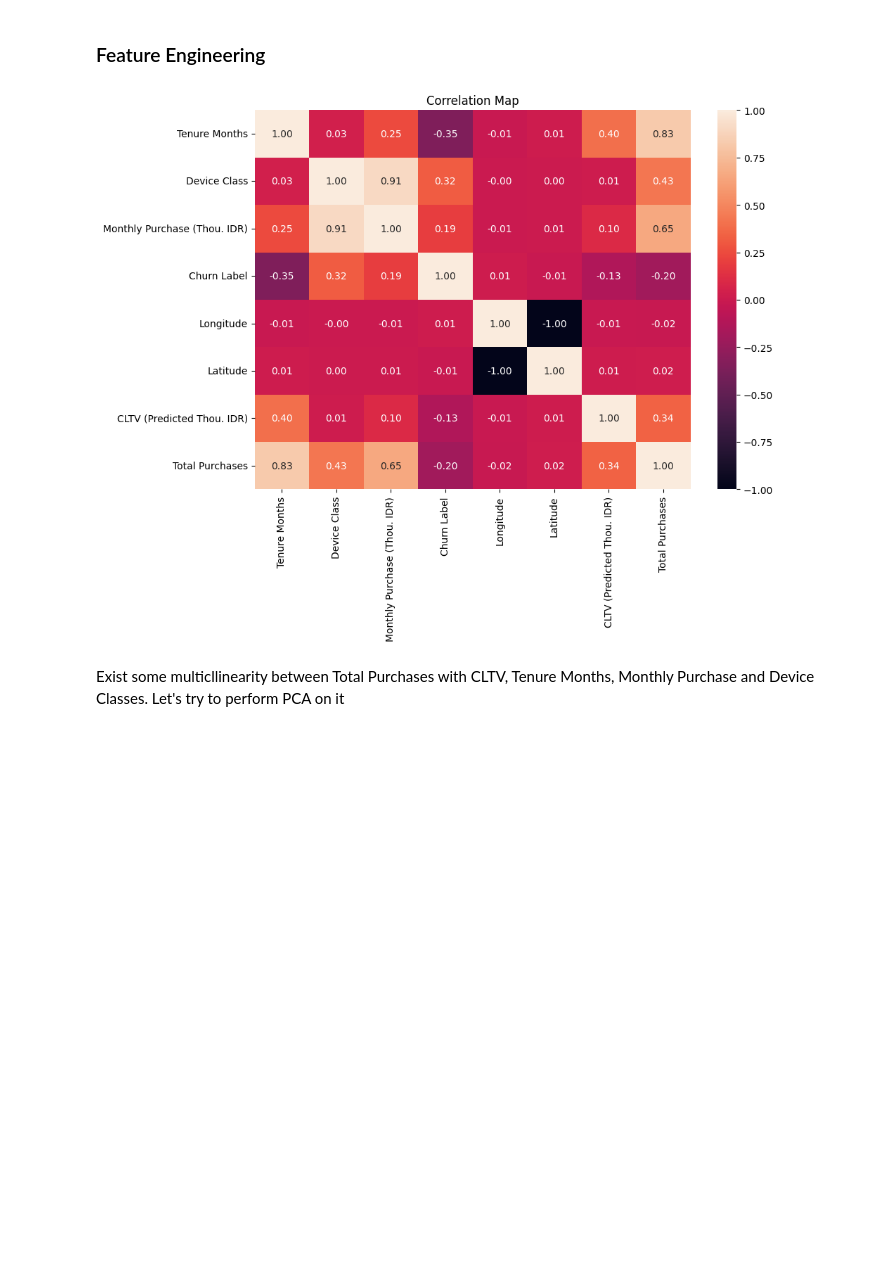
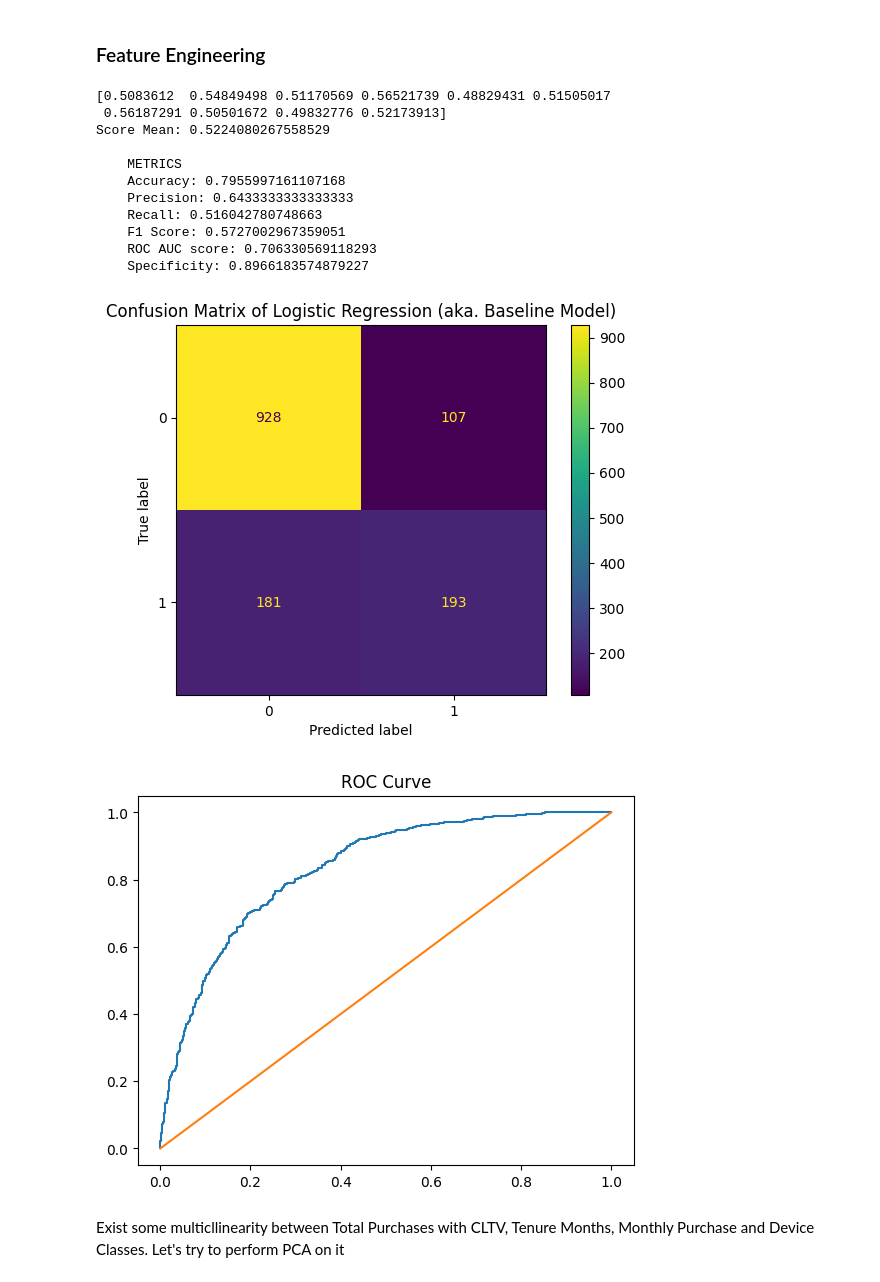
Before and after one commit to marcellinus-witarsah/data-challenge-dsw-2023, a Jupyter notebook: notebooks/03_churn_model.ipynb, the cells around one changed output. Cells and saved outputs as stored; diff of their text form; code cells hidden in the pictures; blank space fills up the shorter version.

```diff
--- a/notebooks/03_churn_model.ipynb
+++ b/notebooks/03_churn_model.ipynb
@@ -673,24 +665,55 @@ def uses_internet_for_product(data):
-# %%
-from sklearn.linear_model import LogisticRegression
-# Data Preparation
-# ==============================================
-df = df_ori.copy()
-
-# drop unimportant data
-df = df.drop(columns=["Customer ID"])
-
-# feature engineering
-df['Total Purchases'] = df['Tenure Months'] * df['Monthly Purchase (Thou. IDR)']
-df["Device Class"] = df["Device Class"].replace({"High End": 3, "Mid End": 2, "Low End": 1})  # encode Device Class
-df['Churn Label'] = df['Churn Label'].replace({"Yes": 1, "No": 0})  # encode Churn Label
-
-
-corr = df.select_dtypes([int, float]).corr()
-plt.figure(figsize=(10, 7))
-sns.heatmap(corr, annot=True, fmt=".2f")
-plt.title("Correlation Map")
-plt.show()
-# %% [output]
-[figure, removed]
+# %%
+from sklearn.linear_model import LogisticRegression
+# Data Preparation
+# ==============================================
+df = df_ori.copy().drop(columns=["Customer ID", "Latitude", "Longitude", "Location"])  # drop unimportant data
+df['Internet Service'] = df.apply(lambda x: check_internet_service(x), axis=1)  # feature engineering
+df['Total Purchase'] = df['Tenure Months'] * df['Monthly Purchase (Thou. IDR)']  # feature engineering
+df["Device Class"] = df["Device Class"].replace({"High End": 3, "Mid End": 2, "Low End": 1})  # encode Device Class
+df['Churn Label'] = df['Churn Label'].replace({"Yes": 1, "No": 0})  # encode Churn Label
+X, y = pd.get_dummies(df.drop(columns=["Churn Label"]), dtype=int), df["Churn Label"]  # split data
+X_train, X_test, y_train, y_test = train_test_split(X, y, test_size=0.2, random_state=42, stratify=y, shuffle=True)
+
+# Scale data
+# ========================================
+scaler = StandardScaler()
+X_train = scaler.fit_transform(X_train)  # <<<<<<<<<<<<< SCALING
+X_test = scaler.fit_transform(X_test)  # <<<<<<<<<<<<< SCALING
+
+# Cross Validation
+# ========================================
+model = LogisticRegression(random_state=42, max_iter=500)  # <<<<<<<<<<<<< DIFFERENT MODEL
+cv = StratifiedShuffleSplit(n_splits=10,  test_size=0.2, random_state=42)
+score = cross_val_score(model, X_train, y_train, cv=cv, scoring='recall')
+print(score, f"\nScore Mean: {score.mean()}")
+
+
+# Train Dummy Classifier
+# ==============================================
+model = LogisticRegression(random_state=42, max_iter=500)
+model.fit(X_train, y_train)
+
+# Predict using Dummy Classifier
+# ==============================================
+y_pred = model.predict(X_test)
+y_pred_proba = model.predict_proba(X_test)
+
+# Evaluate Model
+# ==============================================
+evaluate(model, y_test, y_pred, y_pred_proba)
+# %% [output]
+[0.5083612  0.54849498 0.51170569 0.56521739 0.48829431 0.51505017
+ 0.56187291 0.50501672 0.49832776 0.52173913]
+Score Mean: 0.5224080267558529
+
+    METRICS
+    Accuracy: 0.7955997161107168
+    Precision: 0.6433333333333333
+    Recall: 0.516042780748663
+    F1 Score: 0.5727002967359051
+    ROC AUC score: 0.706330569118293
+    Specificity: 0.8966183574879227
+[figure, added]
+[figure, added]
 # %% [markdown]
 Exist some multicllinearity between Total Purchases with CLTV, Tenure Months, Monthly Purchase and Device Classes. Let's try to perform PCA on it
```
Also changed, not shown: parts of 28 cells of this notebook.
